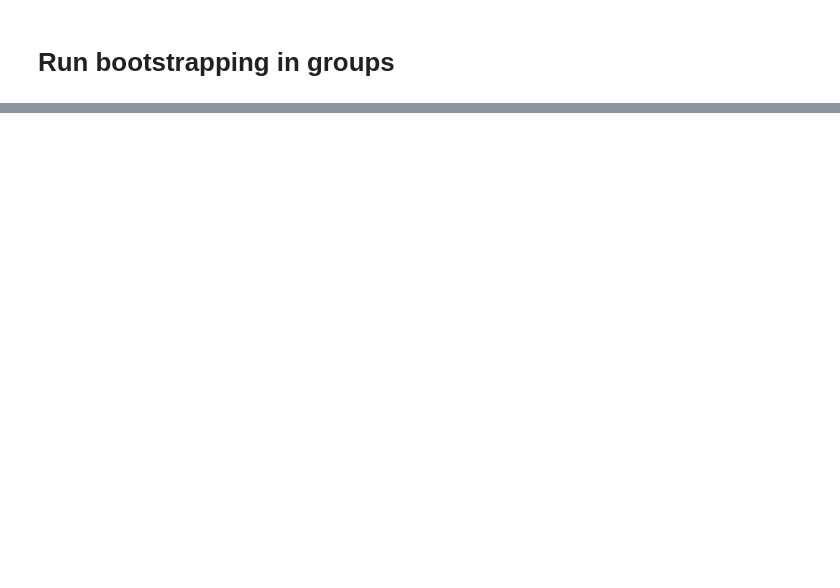
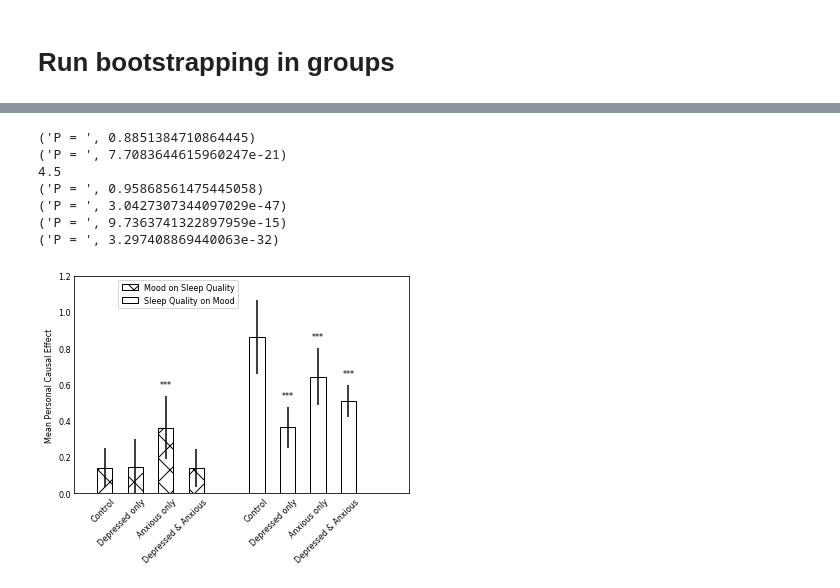
Before and after one commit to striantafillou/causality, a Jupyter notebook: run_psm_lags_groups.ipynb, the cells around one changed output, grey strips where cells are left out. Drawn from its saved outputs; the diff is of its cells as text; code cells hidden in the pictures; blank space fills up the shorter version.

```diff
--- a/run_psm_lags_groups.ipynb
+++ b/run_psm_lags_groups.ipynb
@@ -186,3 +188,82 @@ print(es_s2m_std)
+# %%
+import matplotlib.pyplot as plt
+%matplotlib inline
+from scipy.stats import ttest_ind
+import numpy as np
+from matplotlib.patches import Ellipse, Polygon
+groups = ['Depressed & Anxious','Anxious only','Depressed only','Control']
+
+params = {'font.size' : 8,\
+          'axes.labelsize' : 8,\
+          'font.style' : 'normal',\
+          'font.family' : 'sans-serif',\
+        'font.sans-serif' : 'Arial'
+}
+plt.rcParams.update(params)
+plt.figure#(figsize=(10,6))
+order= [3, 2, 1, 0]
+
+xpos1 =[1,1.5, 2, 2.5]
+xpos2 =[3.5, 4, 4.5, 5]
+
+# patterns = ('-', '+', 'x', '\\', '*', 'o', 'O', '.')
+# for bar, pattern in zip(bars, patterns):
+#     bar.set_hatch(pattern)
+for i in range(4):
+    bar =plt.bar(xpos1[i], np.mean(es_m2s_mean[:, order[i]]), yerr =es_m2s_std[order[i]],edgecolor='black',width=.25, hatch='X', color=(1,1,1))
+
+    plt.bar(xpos2[i], np.mean(es_s2m_mean[:, order[i]]), yerr =es_s2m_std[order[i]],edgecolor='black',width=.25,color=(1,1,1))
+
+# matched mood on sleep pvals
+for i in range(4):
+    if order[i] == 3:
+        continue
+    t,p = ttest_ind(es_m2s_mean[:,order[i]], es_m2s_mean[:,3], equal_var=False, axis=0)
+    print('P = ',p)
+    if p<0.001:
+        print xpos2[i]
+        plt.text(xpos1[i]-0.1, np.mean(es_m2s_mean[:,order[i]])+es_m2s_std[order[i]]+0.05, '***')
+    elif p<0.01:
+        plt.text(xpos1[i]-0.1, np.mean(es_m2s_mean[:,order[i]])+es_m2s_std[order[i]]+0.05, '**')
+    elif p<0.05:
+        plt.text(xpos1[i]-0.1, np.mean(es_m2s_mean[:,order[i]])+es_m2s_std[order[i]]+0.05, '*')
+
+# matched sleep on mood pvals
+for i in range(4):
+    if order[i] == 3:
+        continue
+    t,p = ttest_ind(es_s2m_mean[:,order[i]], es_s2m_mean[:,3], equal_var=False, axis=0)
+    print('P = ',p)
+    if p<0.001:
+        plt.text(xpos2[i]-0.1, np.mean(es_s2m_mean[:,order[i]])+es_s2m_std[order[i]]+0.05, '***')
+    elif p<0.01:
+        plt.text(xpos2[i]-0.1, np.mean(es_s2m_mean[:,order[i]])+es_s2m_std[order[i]]+0.05, '**')
+    elif p<0.05:
+        plt.text(xpos2[i]-0.1, np.mean(es_s2m_mean[:,order[i]])+es_s2m_std[order[i]]+0.05, '*')
+
+plt.xlim([0.5,6])
+plt.ylim([0,1.2])
+g = [groups[i] for i in order]
+xpos =  [x+0.2 for x in xpos1+xpos2]
+plt.xticks(xpos,g*4, rotation=45,  ha='right');
+ax=plt.gca();
+ax.tick_params(length=0)
+
+plt.ylabel('Mean Personal Causal Effect')
+plt.legend(['Mood on Sleep Quality','Sleep Quality on Mood'],loc='best',bbox_to_anchor=(.5, 1));
+plt.plot([0,0],[0, 1.2],'--',color=(0,0,0))
+
+plt.savefig('figures/psm_lags_groups.eps', format='eps', dpi=1200)
+plt.savefig('figures/psm_lags_groups.tiff', format='tiff', dpi=1200)
+# %% [output]
+('P = ', 0.8851384710864445)
+('P = ', 7.7083644615960247e-21)
+4.5
+('P = ', 0.95868561475445058)
+('P = ', 3.0427307344097029e-47)
+('P = ', 9.7363741322897959e-15)
+('P = ', 3.297408869440063e-32)
+[figure, added]
 # %%
 import matplotlib.pyplot as plt
 %matplotlib inline
```
Also changed, not shown: parts of 10 cells of this notebook, 5 other files.
